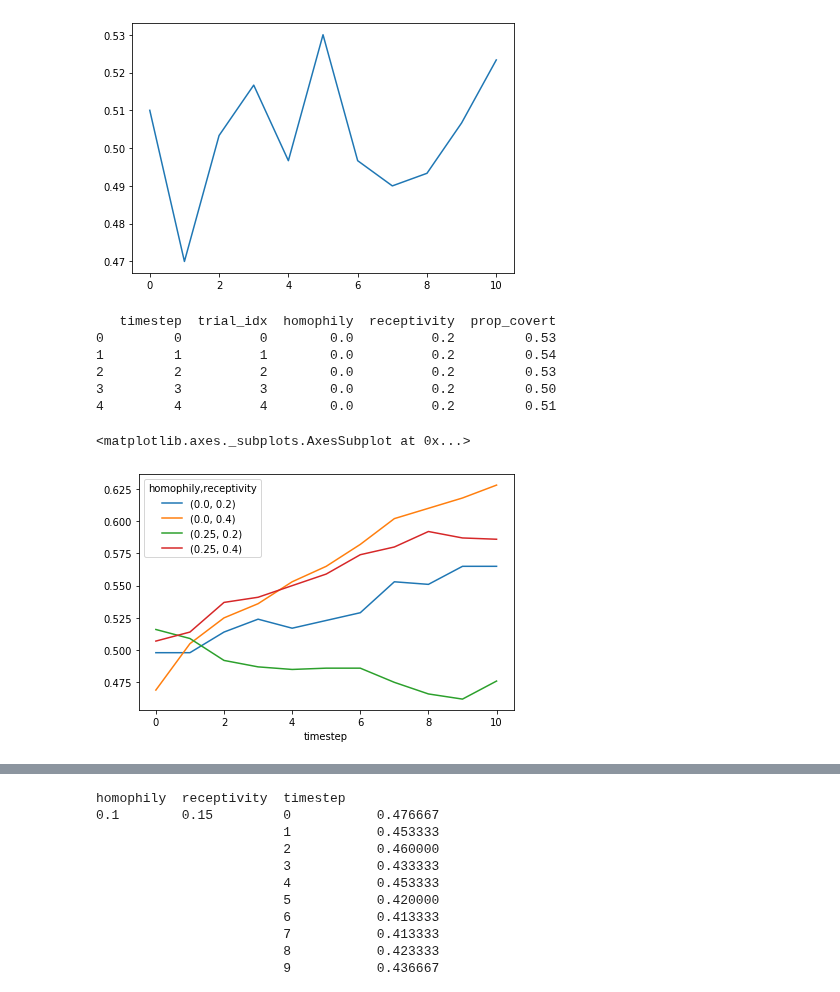
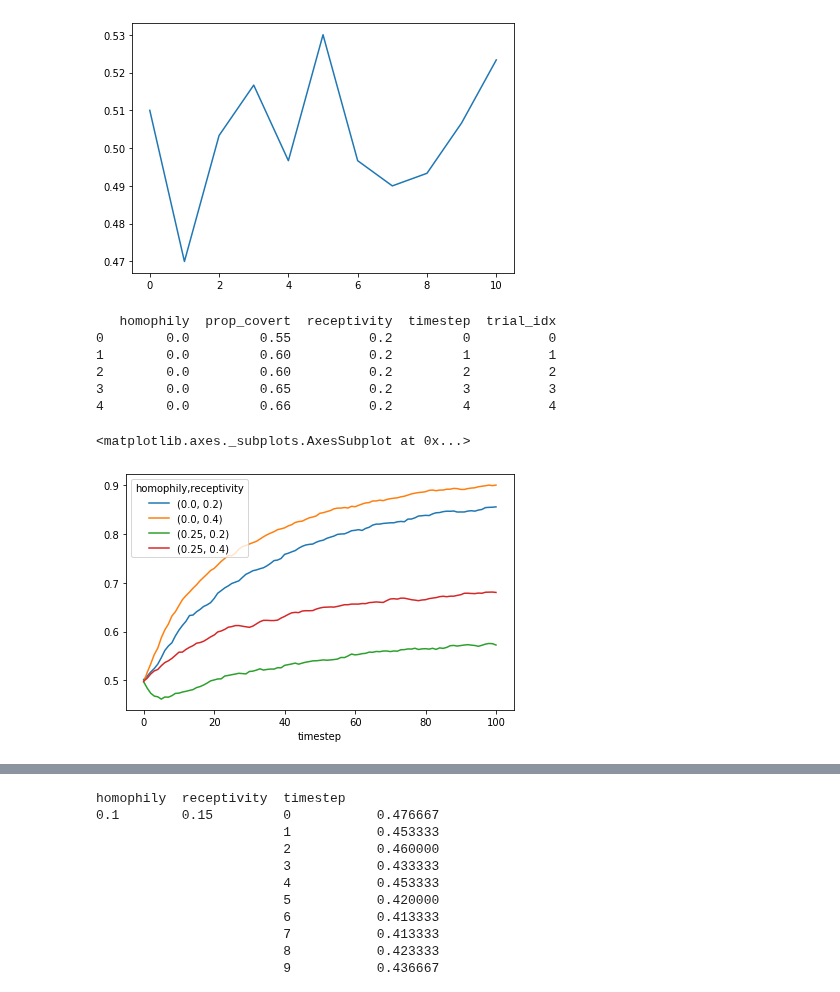
Before and after one commit to mt-digital/identity-signaling, a Jupyter notebook: Experiment development.ipynb, the cells around one changed output, grey strips where cells are left out. Cells and saved outputs as stored; diff of their text form; code cells hidden in the pictures.

Commit message:
experimenting with data from cluster

```diff
--- a/Experiment development.ipynb
+++ b/Experiment development.ipynb
@@ -268,20 +268,23 @@ Name: prop_covert, dtype: float64
 import pandas as pd
 df2 = trials_receptivity_homophily(0.15, 0.1, n_trials=3, n_iter=10)
 # %%
-df_disk = pd.read_csv('output_data/test.csv')
+# df_disk = pd.read_csv('output_data/test.csv')
+df_disk = pd.read_csv('cluster-test.csv')
 
 print(df_disk.head())
 
 gb_mean = df_disk.groupby(['homophily', 'receptivity', 'timestep']
                      )['prop_covert'].mean()
 
-gb_mean.unstack(level=(0,1)).plot()
+means = gb_mean.unstack(level=(0,1))
+
+means.plot()
 # %% [output]
-   timestep  trial_idx  homophily  receptivity  prop_covert
-0         0          0        0.0          0.2         0.53
-1         1          1        0.0          0.2         0.54
-2         2          2        0.0          0.2         0.53
-3         3          3        0.0          0.2         0.50
-4         4          4        0.0          0.2         0.51
+   homophily  prop_covert  receptivity  timestep  trial_idx
+0        0.0         0.55          0.2         0          0
+1        0.0         0.60          0.2         1          1
+2        0.0         0.60          0.2         2          2
+3        0.0         0.65          0.2         3          3
+4        0.0         0.66          0.2         4          4
 <matplotlib.axes._subplots.AxesSubplot at 0x...>
-[figure, old version]
+[figure, new version]
```
Also changed, not shown: parts of 2 cells of this notebook.
